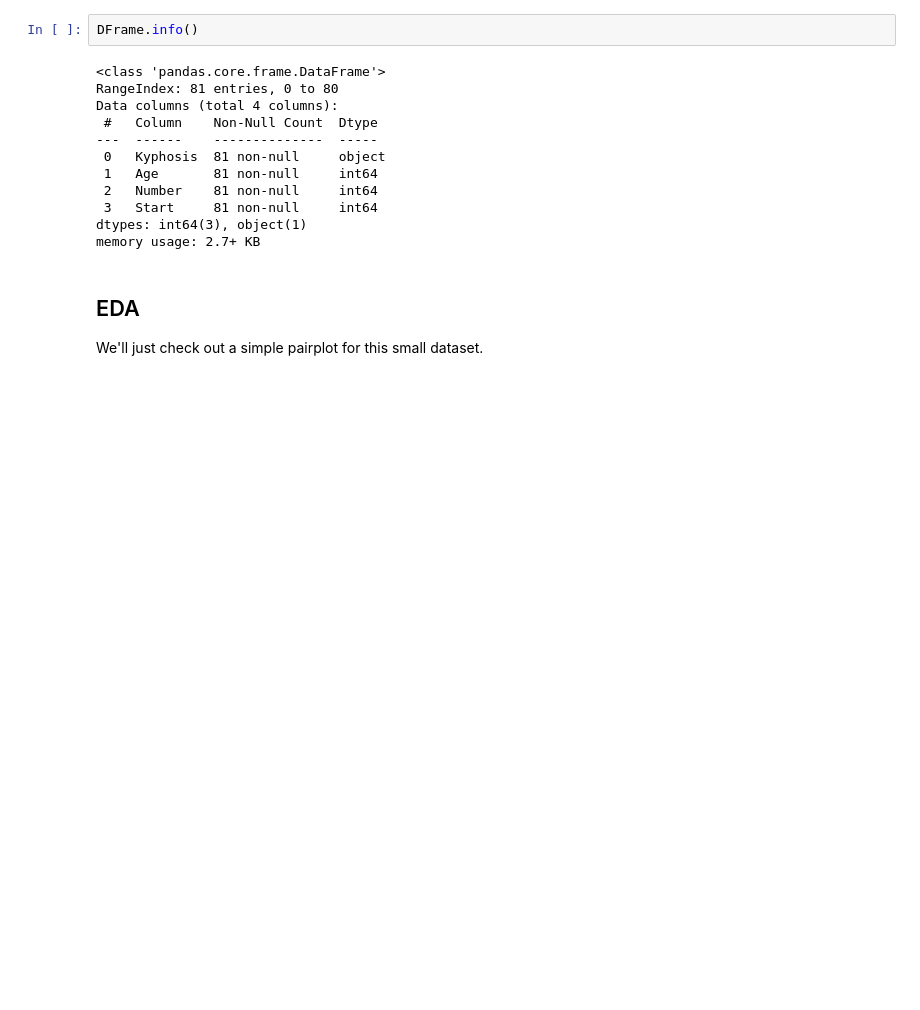
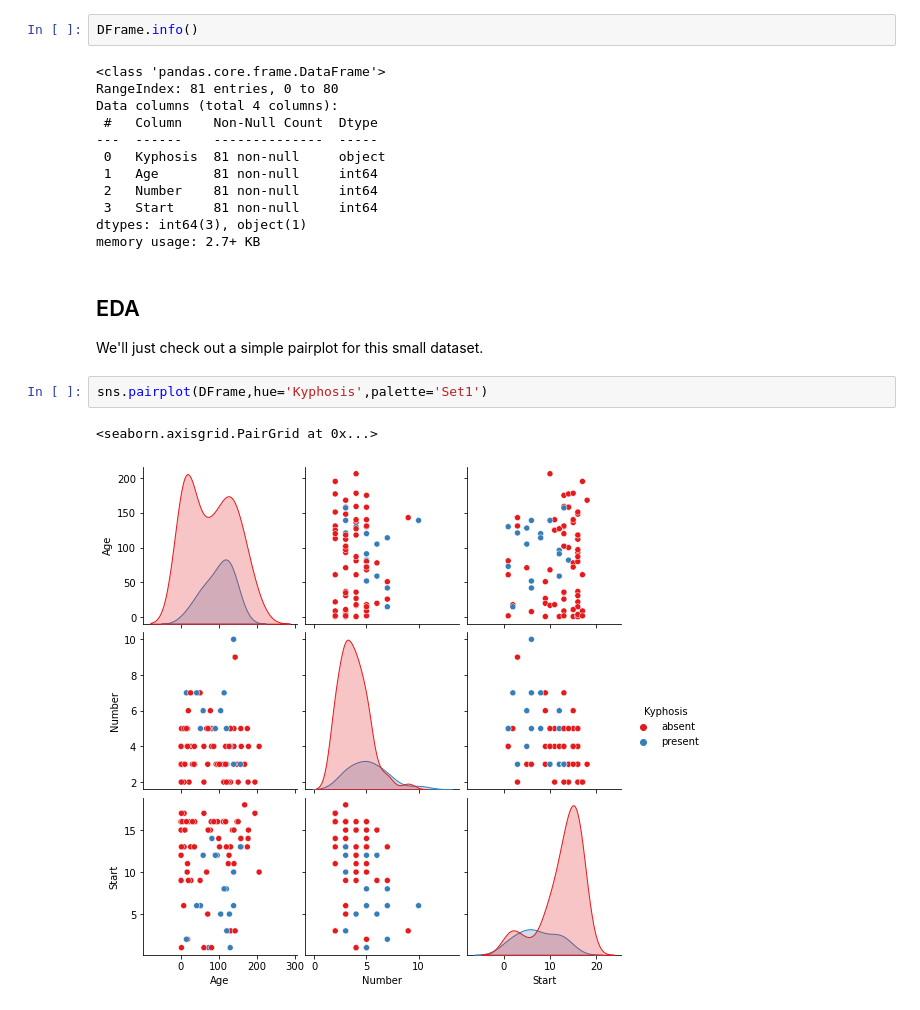
Before and after one commit to ModouLaminJagne/DataScience, a Jupyter notebook: Decision Tree and Random Forest.ipynb, the cells around one changed output. Cells and saved outputs as stored; diff of their text form; blank space fills up the shorter version.

```diff
--- a/Decision Tree and Random Forest.ipynb
+++ b/Decision Tree and Random Forest.ipynb
@@ -45,3 +45,8 @@ memory usage: 2.7+ KB
 # %% [markdown]
 ## EDA
 We'll just check out a simple pairplot for this small dataset.
+# %%
+sns.pairplot(DFrame,hue='Kyphosis',palette='Set1')
+# %% [output]
+<seaborn.axisgrid.PairGrid at 0x...>
+[figure, added]
```
Also changed, not shown: 8 other files.
